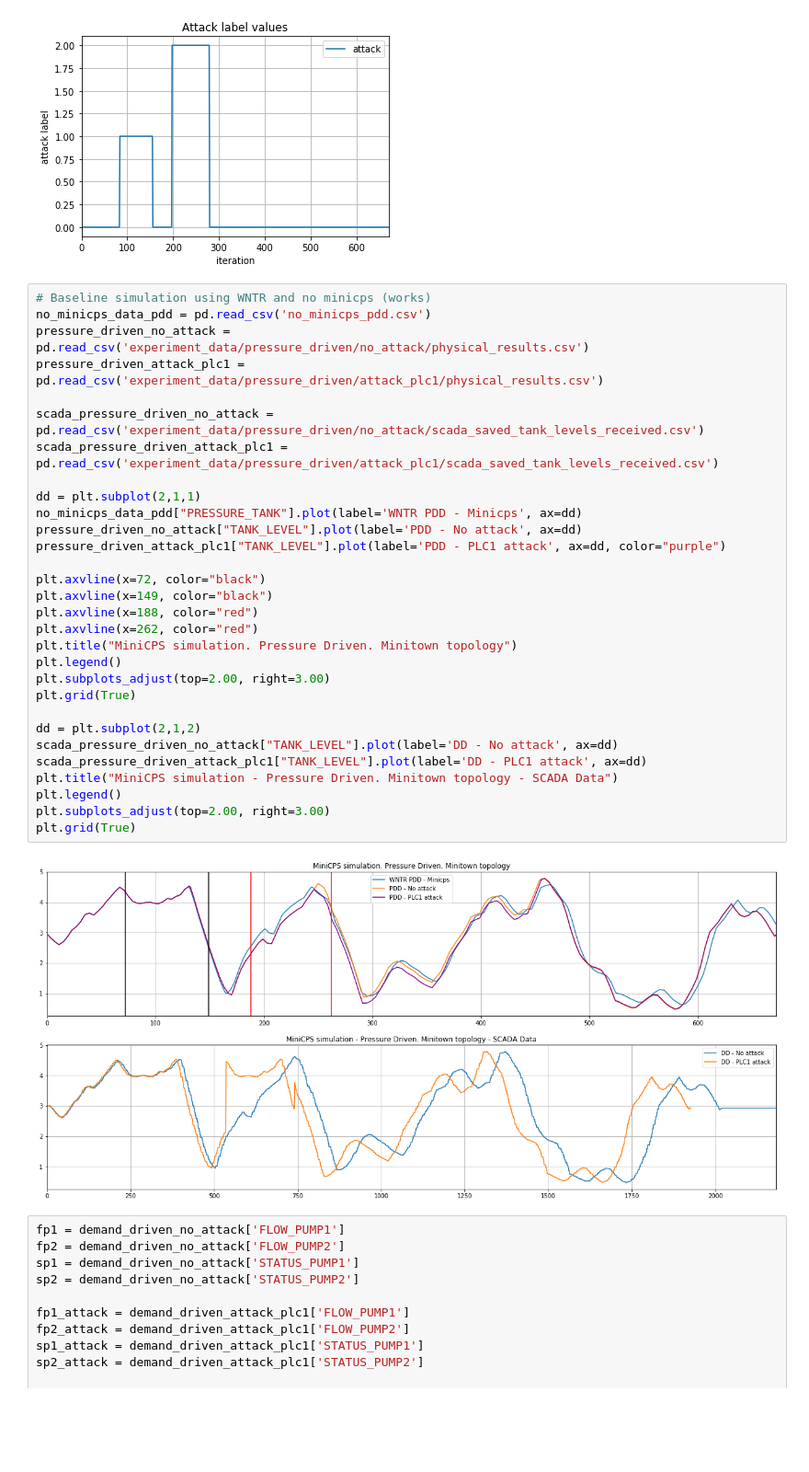
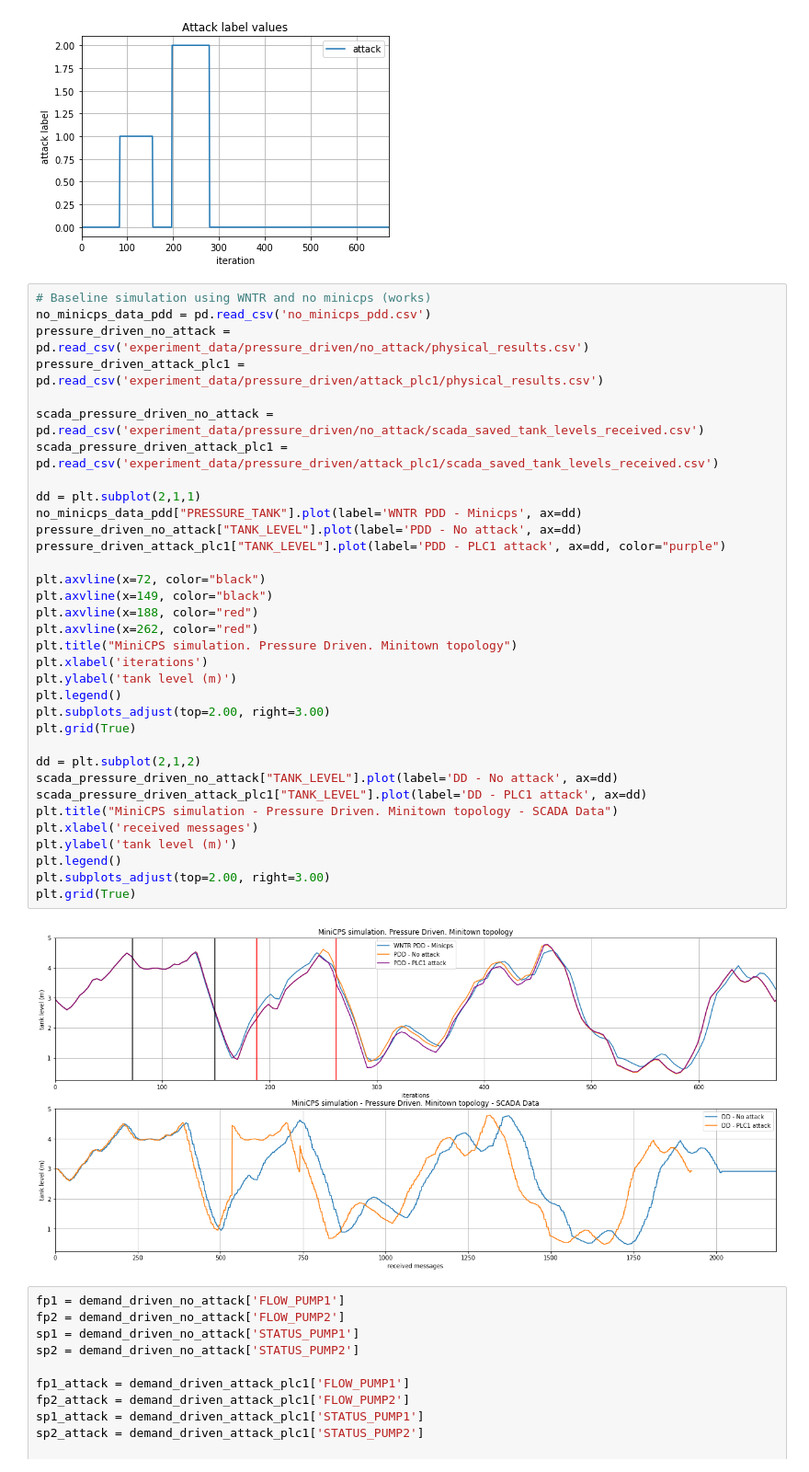
Before and after one commit to Critical-Infrastructure-Systems-Lab/DHALSIM, a Jupyter notebook: Jupyter_notebooks/minitown_experiments_attack_plc1.ipynb, the cells around one changed output. Shown at 92% size. Cells and saved outputs as stored; diff of their text form; blank space fills up the shorter version.

```diff
--- a/Jupyter_notebooks/minitown_experiments_attack_plc1.ipynb
+++ b/Jupyter_notebooks/minitown_experiments_attack_plc1.ipynb
@@ -52,34 +56,38 @@ plt.grid(True)
 # Baseline simulation using WNTR and no minicps (works)
 no_minicps_data_pdd = pd.read_csv('no_minicps_pdd.csv')
 pressure_driven_no_attack = pd.read_csv('experiment_data/pressure_driven/no_attack/physical_results.csv')
 pressure_driven_attack_plc1 = pd.read_csv('experiment_data/pressure_driven/attack_plc1/physical_results.csv')
 
 scada_pressure_driven_no_attack = pd.read_csv('experiment_data/pressure_driven/no_attack/scada_saved_tank_levels_received.csv')
 scada_pressure_driven_attack_plc1 = pd.read_csv('experiment_data/pressure_driven/attack_plc1/scada_saved_tank_levels_received.csv')
 
 dd = plt.subplot(2,1,1)
 no_minicps_data_pdd["PRESSURE_TANK"].plot(label='WNTR PDD - Minicps', ax=dd)
 pressure_driven_no_attack["TANK_LEVEL"].plot(label='PDD - No attack', ax=dd)
 pressure_driven_attack_plc1["TANK_LEVEL"].plot(label='PDD - PLC1 attack', ax=dd, color="purple")
 
 plt.axvline(x=72, color="black")
 plt.axvline(x=149, color="black")
 plt.axvline(x=188, color="red")
 plt.axvline(x=262, color="red")
 plt.title("MiniCPS simulation. Pressure Driven. Minitown topology")
+plt.xlabel('iterations')
+plt.ylabel('tank level (m)')
 plt.legend()
 plt.subplots_adjust(top=2.00, right=3.00)
 plt.grid(True)
 
 dd = plt.subplot(2,1,2)
 scada_pressure_driven_no_attack["TANK_LEVEL"].plot(label='DD - No attack', ax=dd)
 scada_pressure_driven_attack_plc1["TANK_LEVEL"].plot(label='DD - PLC1 attack', ax=dd)
 plt.title("MiniCPS simulation - Pressure Driven. Minitown topology - SCADA Data")
+plt.xlabel('received messages')
+plt.ylabel('tank level (m)')
 plt.legend()
 plt.subplots_adjust(top=2.00, right=3.00)
 plt.grid(True)
 # %% [output]
-[figure, old version]
+[figure, new version]
 # %%
 fp1 = demand_driven_no_attack['FLOW_PUMP1']
 fp2 = demand_driven_no_attack['FLOW_PUMP2']
```
Also changed, not shown: parts of 1 cell of this notebook, 6 other files.
